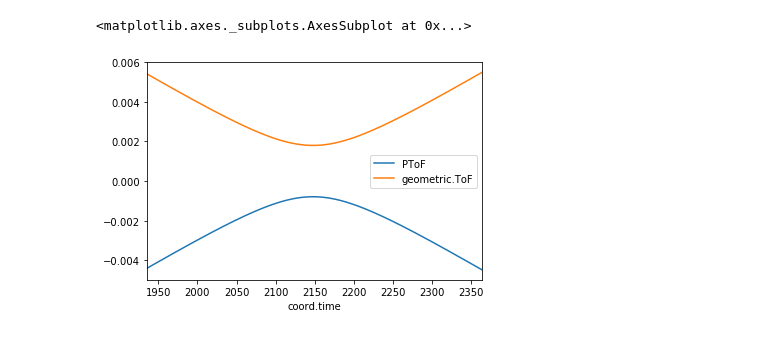
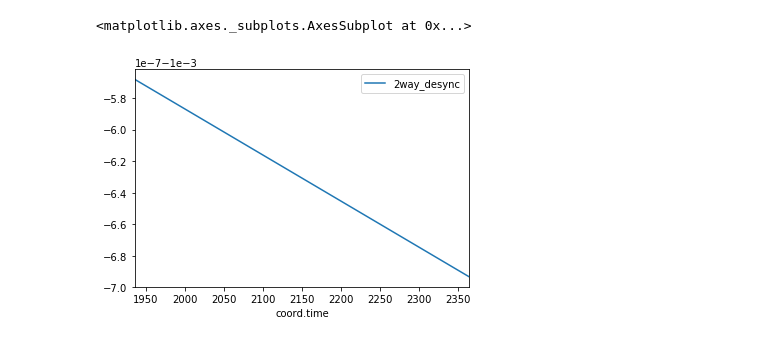
Before and after one commit to kalaydzhyan/dark-matter-codes, a Jupyter notebook: two_way.ipynb, the cells around one changed output. Drawn from its saved outputs; the diff is of its cells as text; code cells hidden in the pictures.

```diff
--- a/two_way.ipynb
+++ b/two_way.ipynb
@@ -88,0 +77,28 @@ def unit_vector(vector):
+# %%
+def position(dataframe, element=0):
+    return np.array([dataframe['x'][element], dataframe['y'][element], dataframe['z'][element]])
+
+def velocity(dataframe, element=0):
+    return np.array([dataframe['Vx'][element], dataframe['Vy'][element], dataframe['Vz'][element]])
+
+def unit_vector(vector):
+    try:
+        normalized = vector/np.linalg.norm(vector)
+    except ZeroDivisionError:
+        sys.exit("Can't normalize, zero vector!")
+    return normalized
+
+""" Finding position of the object by the coordinate time """
+def position_by_time(dataframe, time):
+
+    if (dataframe['coord.time'].iloc[0] < time < dataframe['coord.time'].iloc[-1]):
+        array = dataframe['coord.time']
+        idx = np.searchsorted(array, time, side="left")[0]
+        delta_t = time - dataframe['coord.time'][idx-1]
+        """ Interpolating, assuming 1 sec sampling """
+        object_position = position(dataframe, idx-1) + \
+            (position(dataframe, idx)-position(dataframe, idx-1))*delta_t
+    else:
+        print "Cannot find the specified coordinate time!"
+
+    return object_position
@@ -88,0 +133,10 @@ def unit_vector(vector):
+# %%
+""" Forming 2-way desynchronization observable, as defined by SYRTE """
+
+#times = data1['coord.time'].as_matrix(columns = None)
+gs_positions = map(lambda x: position_by_time(gs_orbit, x), data1['coord.time'])
+abs_gs_positions = np.array(map(np.linalg.norm, gs_positions))
+grav_factor = 1 - GM/(abs_gs_positions*phco.c**2)
+
+data1["2way_desync"] = 0.5*(data2['PToF'] - data1['PToF'] + \
+                           grav_factor*(data2["all.delays"] - data1["all.delays"]))
@@ -89,6 +208,7 @@ def unit_vector(vector):
 # %%
-data1.plot(x = 'coord.time', y = ['PToF','geometric.ToF'])
+data1.plot(x = 'coord.time', y = ['2way_desync'])
+""" Ignore ms bias """
 # %% [output]
 <matplotlib.axes._subplots.AxesSubplot at 0x...>
-[figure, old version]
+[figure, new version]
 # %%
```
Also changed, not shown: parts of 10 cells of this notebook, 1 other file.
